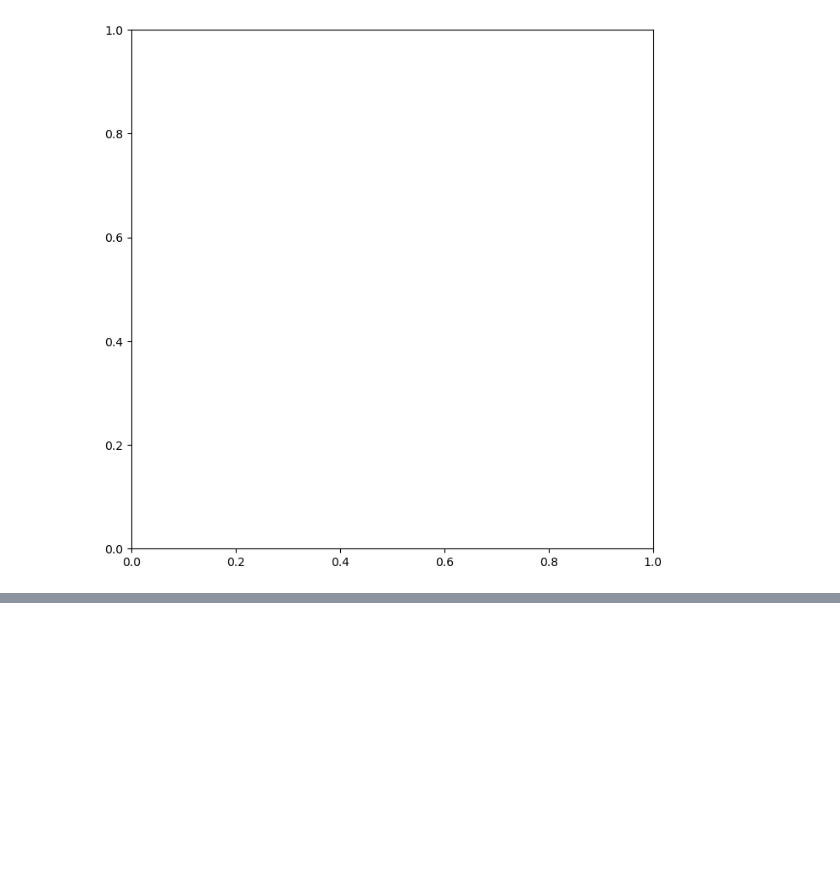
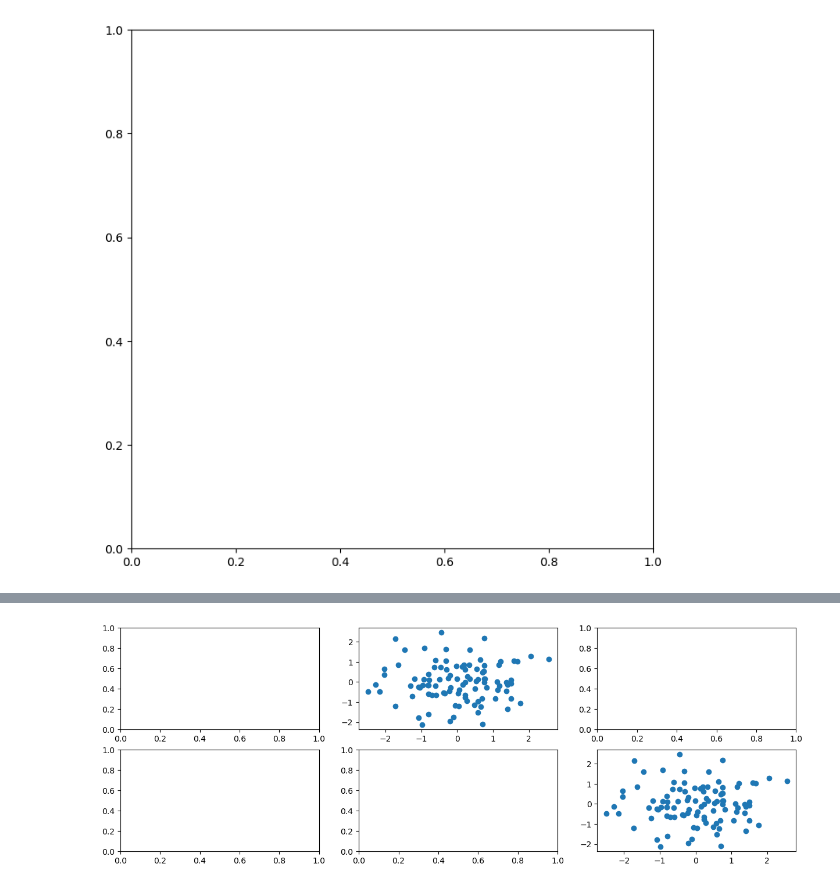
Before and after one commit to FenilMavani/DataAnlytics, a Jupyter notebook: chapter2.ipynb, the cells around one changed output, grey strips where cells are left out. Saved outputs shown, nothing was run; the diff lists cells and outputs as text; code cells hidden in the pictures; blank space fills up the shorter version.

```diff
--- a/chapter2.ipynb
+++ b/chapter2.ipynb
@@ -191,0 +201,6 @@ Text(0.5, 1.0, 'Plot of X vs Y')
+# %%
+axes[0,1].plot(x, y, 'o')
+axes[1,2].scatter(x, y, marker='o')
+fig
+# %% [output]
+[figure, added]
```
Also changed, not shown: parts of 13 cells of this notebook, 4 other files.
